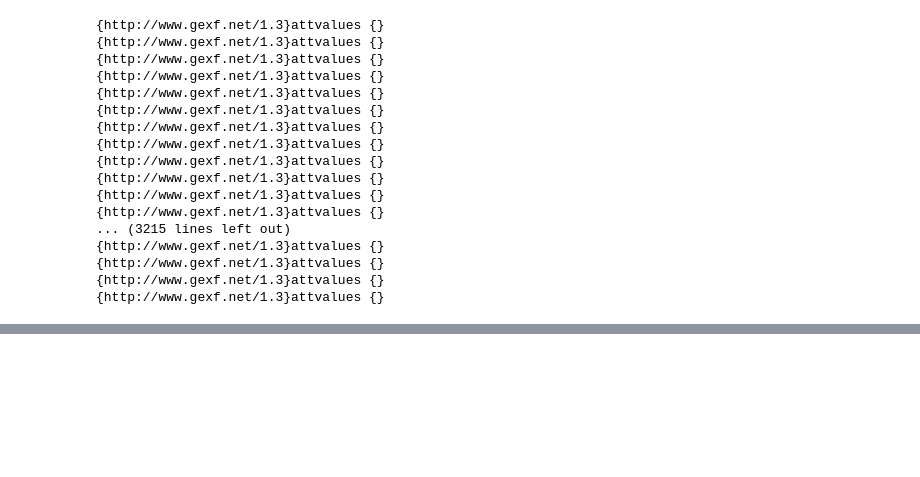
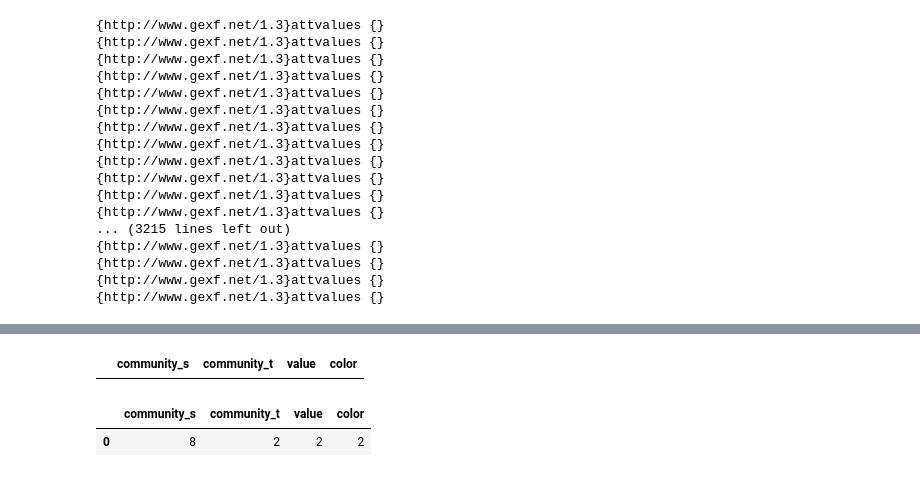
Before and after one commit to dimichai/twitch-graph-analysis, a Jupyter notebook: Notebooks/Create Graph.ipynb, the cells around one changed output, grey strips where cells are left out. Saved outputs shown, nothing was run; the diff lists cells and outputs as text; code cells hidden in the pictures; blank space fills up the shorter version.

```diff
--- a/Notebooks/Create Graph.ipynb
+++ b/Notebooks/Create Graph.ipynb
@@ -822,0 +1257,12 @@ roo
+# %%
+df2 = pd.DataFrame(columns=["community_s", "community_t", "value", "color"])
+df2
+# %% [output]
+|  | community_s | community_t | value | color |
+# %%
+dfn =
+dff = df2.append(dfn)
+dff
+# %% [output]
+|  | community_s | community_t | value | color |
+| 0 | 8 | 2 | 2 | 2 |
```
Also changed, not shown: parts of 43 cells of this notebook, 4 other files.
